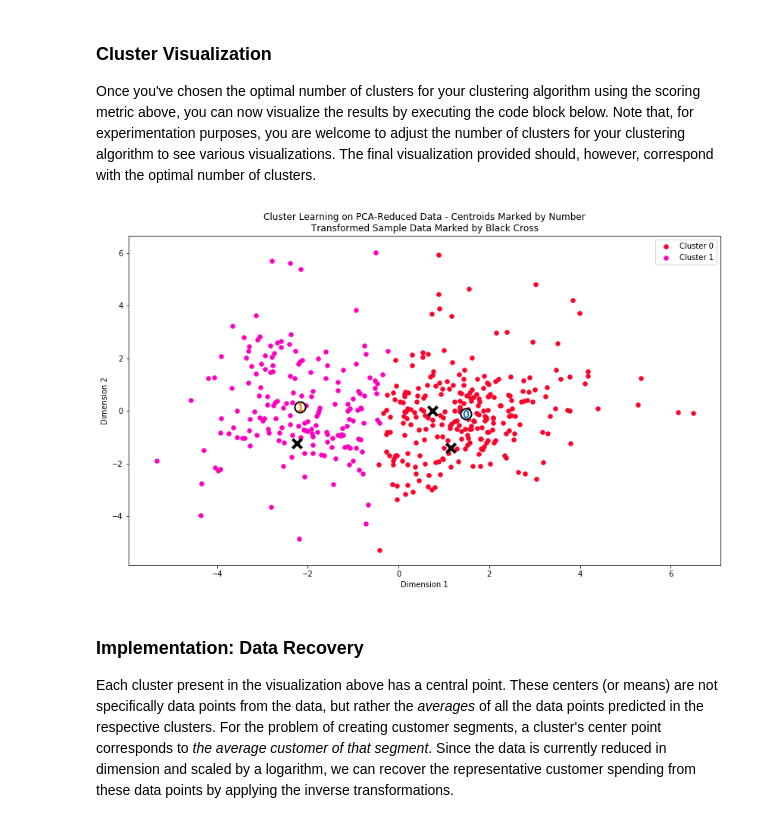
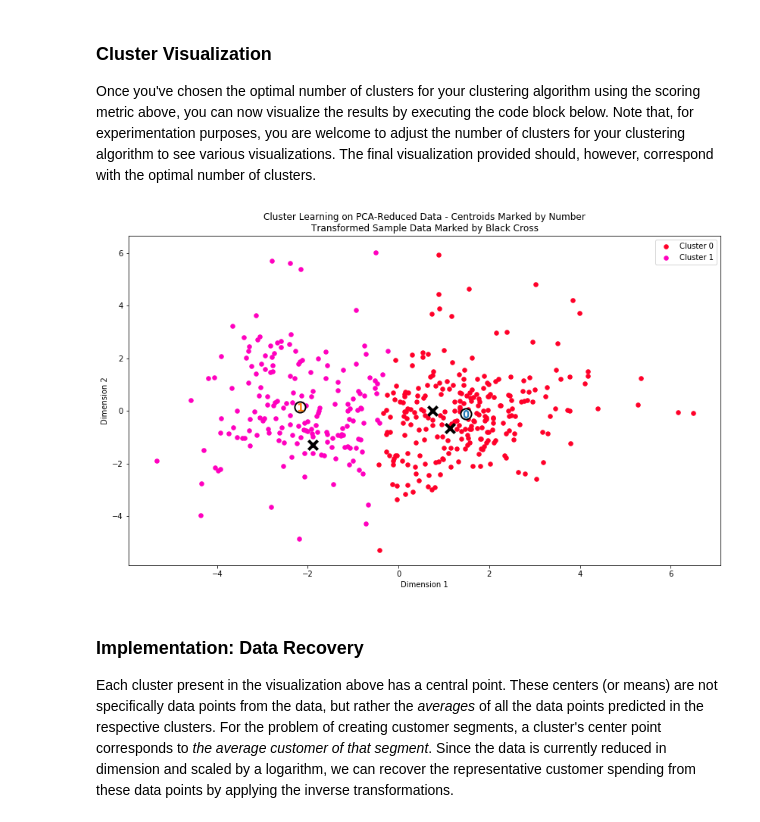
Before and after one commit to sebastienjouhans/udacity-machine-learning-engineer-nanodegree, a Jupyter notebook: customer_segments/project/customer_segments.ipynb, the cells around one changed output. Saved outputs shown, nothing was run; the diff lists cells and outputs as text; code cells hidden in the pictures.

```diff
--- a/customer_segments/project/customer_segments.ipynb
+++ b/customer_segments/project/customer_segments.ipynb
@@ -75,7 +75,7 @@ display(data.describe())
 To get a better understanding of the customers and how their data will transform through the analysis, it would be best to select a few sample data points and explore them in more detail. In the code block below, add **three** indices of your choice to the `indices` list which will represent the customers to track. It is suggested to try different sets of samples until you obtain customers that vary significantly from one another.
 # %%
 # TODO: Select three indices of your choice you wish to sample from the dataset
-indices = [12,3,411]
+indices = [13,50,411]
 
 # Create a DataFrame of the chosen samples
 samples = pd.DataFrame(data.loc[indices], columns = data.keys()).reset_index(drop = True)
@@ -438,9 +518,14 @@ print score
 Once you've chosen the optimal number of clusters for your clustering algorithm using the scoring metric above, you can now visualize the results by executing the code block below. Note that, for experimentation purposes, you are welcome to adjust the number of clusters for your clustering algorithm to see various visualizations. The final visualization provided should, however, correspond with the optimal number of clusters.
 # %%
 # Display the results of the clustering from implementation
+clusterer = KMeans(n_clusters = 2).fit(reduced_data)
+preds = clusterer.predict(reduced_data)
+centers = clusterer.cluster_centers_
+sample_preds = clusterer.predict(pca_samples)
+
 vs.cluster_results(reduced_data, preds, centers, pca_samples)
 # %% [output]
-[figure, old version]
+[figure, new version]
 # %% [markdown]
 ### Implementation: Data Recovery
 Each cluster present in the visualization above has a central point. These centers (or means) are not specifically data points from the data, but rather the *averages* of all the data points predicted in the respective clusters. For the problem of creating customer segments, a cluster's center point corresponds to *the average customer of that segment*. Since the data is currently reduced in dimension and scaled by a logarithm, we can recover the representative customer spending from these data points by applying the inverse transformations.
```
Also changed, not shown: parts of 16 cells of this notebook, 1 other file.
